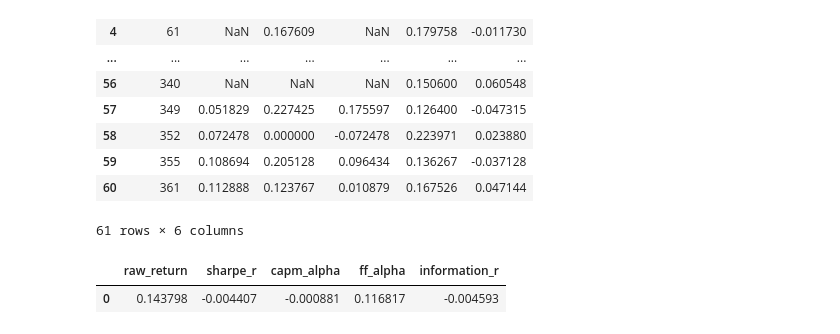
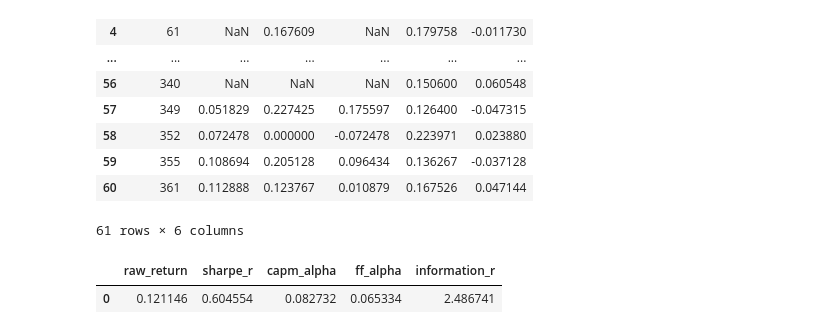
Before and after one commit to yiyun-sj/factor-trading, a Jupyter notebook: factor-trading.ipynb, the cells around one changed output. Cells and saved outputs as stored; diff of their text form; code cells hidden in the pictures.

Commit message:
performance metrics function

```diff
--- a/factor-trading.ipynb
+++ b/factor-trading.ipynb
@@ -833,8 +833,8 @@ class Assets:
     for _, pdata in permno_group:
       # sort by monthid, then shift to get t-1 return
       pdata = pdata.sort_values(["monthid"])
-      pdata['pre_ret_t1'] = pdata['pre_ret'] # TODO issue here
-      # pdata['pre_ret_t1'] = pdata['pre_ret'].shift(1)
+      # pdata['pre_ret_t1'] = pdata['pre_ret'] # TODO issue here
+      pdata['pre_ret_t1'] = pdata['pre_ret'].shift(1)
       grouped_data.append(pdata)
     # merge back into overall data
     data = pd.concat(grouped_data)
@@ -887,6 +887,7 @@ class Assets:
     decile_rets_df['capm_ret'] = capm_ret
     decile_rets_df['ff_ret'] = ff_ret
     return decile_rets_df
+
 
 
   @staticmethod
@@ -952,6 +953,37 @@ class Assets:
 
     return predict['capm_ret'], predict['ff_ret']
 
+
+  def performance_analytics_2(self, data, ret_col="RET"):
+
+    data = pd.merge(data, self.fact, on=['monthid'])
+    data["XRET"] = data[ret_col] - data['RF']
+    data.dropna(inplace=True)
+
+    benchmark_col = data['MKTRF'] + data['RF']
+    benchmark_ret = benchmark_col.mean()
+    raw_ret = data[ret_col].mean()
+
+    y = data["XRET"]
+    ff_x = data[["MKTRF", "SMB", "HML", "UMD"]]
+    capm_x =  data[["MKTRF"]]
+    ff_x = sm.add_constant(ff_x)
+    capm_x = sm.add_constant(capm_x)
+
+    ff4model = sm.OLS(y, ff_x).fit()
+    capmmodel = sm.OLS(y, capm_x).fit()
+
+    capm_alpha = capmmodel.params[0]
+    ff_alpha = ff4model.params[0]
+
+    sr = (raw_ret - data['RF'].mean()) / data[ret_col].std()
+    # Information ratio
+    ir = (raw_ret - benchmark_ret) / (data['MKTRF'] + data['RF']).std()
+
+    analytics = {'raw_return': [raw_ret] , 'sharpe_r':[sr], 'capm_alpha': [capm_alpha], 'ff_alpha': [ff_alpha], 'information_r': [ir]}
+    return pd.DataFrame(analytics)
+
+
   def performance_analytics(self, returns, ret_col='RET', benchmark='capm', capm_col='capm_ret', ff_col='ff_ret'):
     """
     takes in a dataframe of returns indexed by monthid:
@@ -1089,5 +1123,5 @@ rets
 # %%
-assets.performance_analytics(rets, ret_col='d10-d1_ret')
+assets.performance_analytics_2(rets, "d10-d1_ret")
 # %% [output]
 |  | raw_return | sharpe_r | capm_alpha | ff_alpha | information_r |
-| 0 | 0.143798 | -0.004407 | -0.000881 | 0.116817 | -0.004593 |
+| 0 | 0.121146 | 0.604554 | 0.082732 | 0.065334 | 2.486741 |
```
Also changed, not shown: parts of 1 cell of this notebook.
